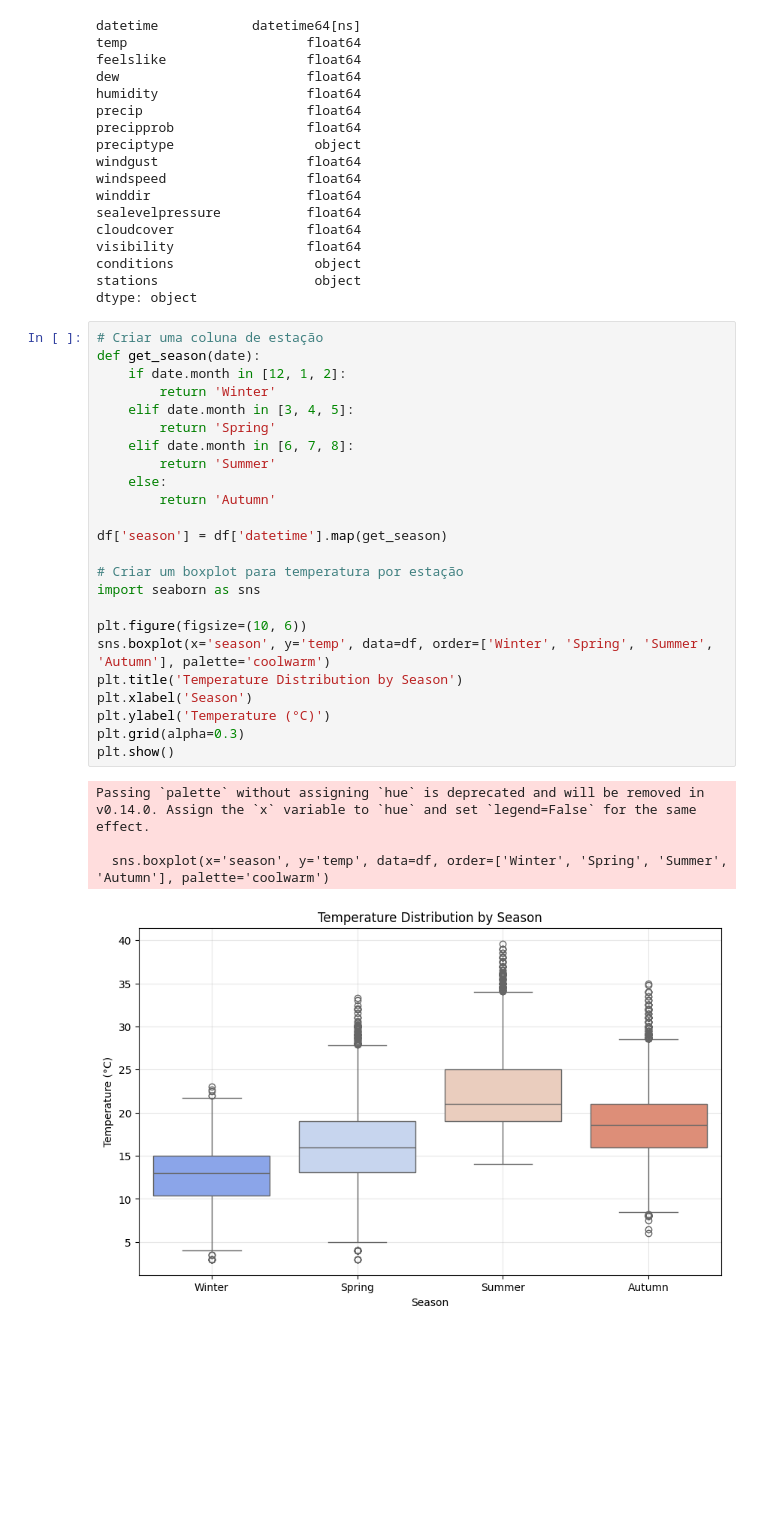
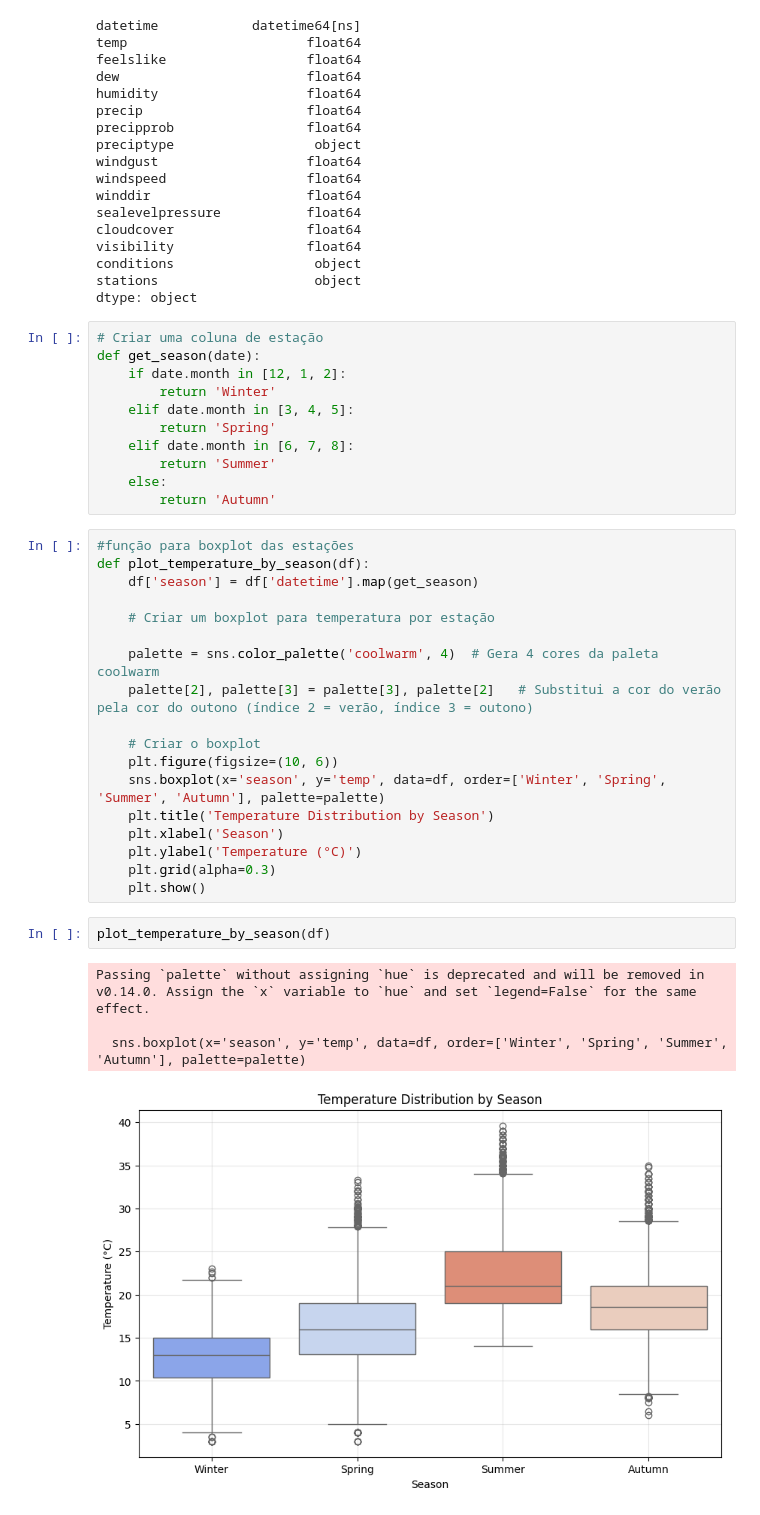
Before and after one commit to joanacarvalheiro/Seasonality, a Jupyter notebook: analise_exploratoria/meterology.ipynb, the cells around one changed output. Drawn from its saved outputs; the diff is of its cells as text; blank space fills up the shorter version.

```diff
--- a/analise_exploratoria/meterology.ipynb
+++ b/analise_exploratoria/meterology.ipynb
@@ -84,21 +85,28 @@ def get_season(date):
         return 'Summer'
     else:
         return 'Autumn'
-
-df['season'] = df['datetime'].map(get_season)
-
-# Criar um boxplot para temperatura por estação
-import seaborn as sns
-
-plt.figure(figsize=(10, 6))
-sns.boxplot(x='season', y='temp', data=df, order=['Winter', 'Spring', 'Summer', 'Autumn'], palette='coolwarm')
-plt.title('Temperature Distribution by Season')
-plt.xlabel('Season')
-plt.ylabel('Temperature (°C)')
-plt.grid(alpha=0.3)
-plt.show()
-# %% [output]
-Passing `palette` without assigning `hue` is deprecated and will be removed in v0.14.0. Assign the `x` variable to `hue` and set `legend=False` for the same effect.
-
-  sns.boxplot(x='season', y='temp', data=df, order=['Winter', 'Spring', 'Summer', 'Autumn'], palette='coolwarm')
-[figure, removed]
+# %%
+#função para boxplot das estações
+def plot_temperature_by_season(df):
+    df['season'] = df['datetime'].map(get_season)
+
+    # Criar um boxplot para temperatura por estação
+
+    palette = sns.color_palette('coolwarm', 4)  # Gera 4 cores da paleta coolwarm
+    palette[2], palette[3] = palette[3], palette[2]   # Substitui a cor do verão pela cor do outono (índice 2 = verão, índice 3 = outono)
+
+    # Criar o boxplot
+    plt.figure(figsize=(10, 6))
+    sns.boxplot(x='season', y='temp', data=df, order=['Winter', 'Spring', 'Summer', 'Autumn'], palette=palette)
+    plt.title('Temperature Distribution by Season')
+    plt.xlabel('Season')
+    plt.ylabel('Temperature (°C)')
+    plt.grid(alpha=0.3)
+    plt.show()
+# %%
+plot_temperature_by_season(df)
+# %% [output]
+Passing `palette` without assigning `hue` is deprecated and will be removed in v0.14.0. Assign the `x` variable to `hue` and set `legend=False` for the same effect.
+
+  sns.boxplot(x='season', y='temp', data=df, order=['Winter', 'Spring', 'Summer', 'Autumn'], palette=palette)
+[figure, added]
```
Also changed, not shown: parts of 6 cells of this notebook.
